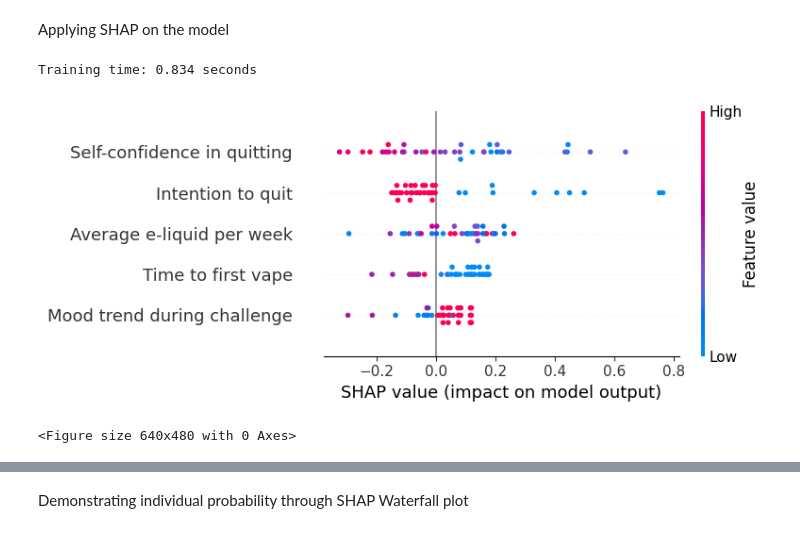
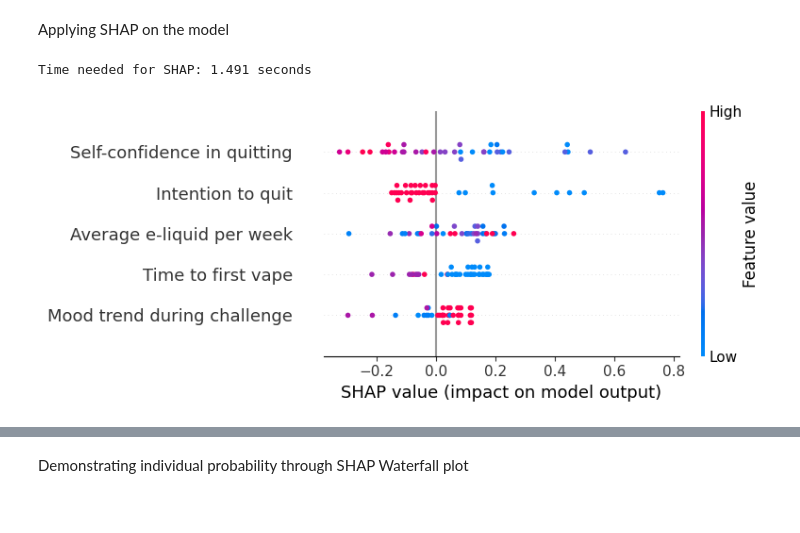
Before and after one commit to anasuakundu/Stop-Vaping-Challenge-final-ML-model, a Jupyter notebook: SVC_proj3.ipynb, the cells around one changed output, grey strips where cells are left out. Cells and saved outputs as stored; diff of their text form; code cells hidden in the pictures.

```diff
--- a/SVC_proj3.ipynb
+++ b/SVC_proj3.ipynb
@@ -116,20 +116,19 @@ Applying SHAP on the model
 # %%
 ###SHAP analysis
 start_time = time.time()
 explainer = shap.Explainer(estimator.predict, X_train)
 shap_values = explainer(X_test)
 end_time = time.time()
 
-training_time = end_time - start_time
-print(f"Training time: {training_time:.3f} seconds")
+shap_time = end_time - start_time
+print(f"Time needed for SHAP: {shap_time:.3f} seconds")
 
 matplotlib.rcParams.update({'font.size': 12})
 shap.summary_plot(shap_values, X_test)
 plt.clf()
 # %% [output]
-Training time: 0.834 seconds
+Time needed for SHAP: 1.491 seconds
-[figure, old version]
+[figure, new version]
-<Figure size 640x480 with 0 Axes>
 # %%
 ##SHAP Dependence plots
 fig, axes = plt.subplots(2, 3, figsize=(15, 10))
```
Also changed, not shown: parts of 3 cells of this notebook.
